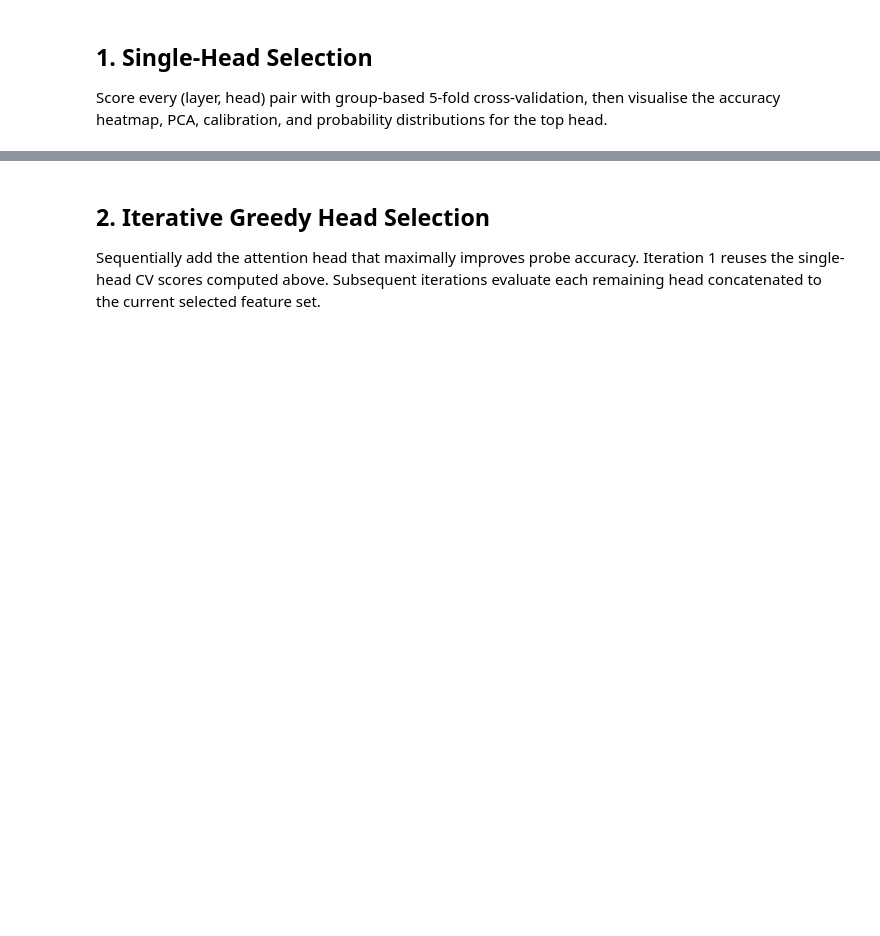
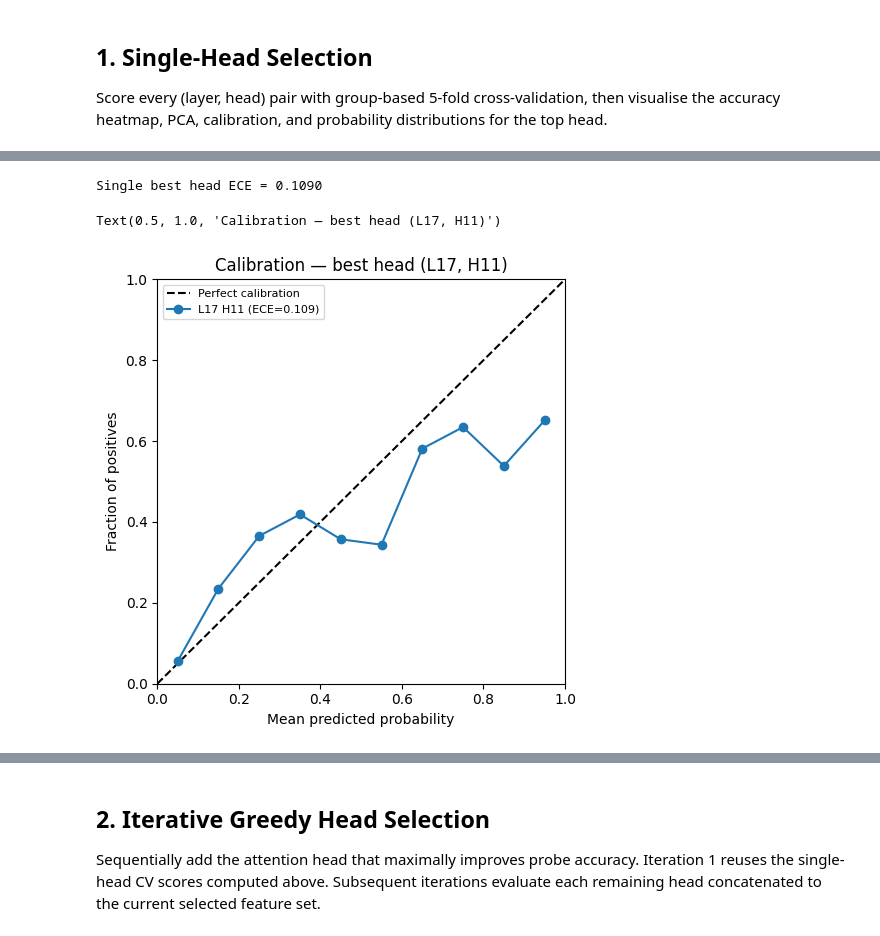
Before and after one commit to kevinqnb/scholarlm, a Jupyter notebook: analysis/probe_analysis.ipynb, the cells around one changed output, grey strips where cells are left out. Drawn from its saved outputs; the diff is of its cells as text; code cells hidden in the pictures; blank space fills up the shorter version.

```diff
--- a/analysis/probe_analysis.ipynb
+++ b/analysis/probe_analysis.ipynb
@@ -230,12 +333,15 @@ fig
 # %%
 oof_probs_single = head_oof_probs[(best_l, best_h)]
 diag_single = reliability_diagram_data(oof_probs_single, labels)
 print(f'Single best head ECE = {diag_single["ece"]:.4f}')
 
 fig = calibration_curve(diag_single, judge_labels=[f'L{best_l} H{best_h}'])
 fig.axes[0].set_title(f'Calibration — best head (L{best_l}, H{best_h})')
-fig.savefig(FIGURES_DIR / 'probe_single_head_calibration.pdf', bbox_inches='tight')
-fig
+#fig.savefig(FIGURES_DIR / 'probe_single_head_calibration.pdf', bbox_inches='tight')
+# %% [output]
+Single best head ECE = 0.1090
+Text(0.5, 1.0, 'Calibration — best head (L17, H11)')
+[figure, added]
 # %%
 _df_single = pd.DataFrame({'prob': oof_probs_single, 'label': labels})
 fig = probability_distribution(_df_single, prob_col='prob', label_col='label')
```
Also changed, not shown: parts of 14 cells of this notebook, 1 other file.
